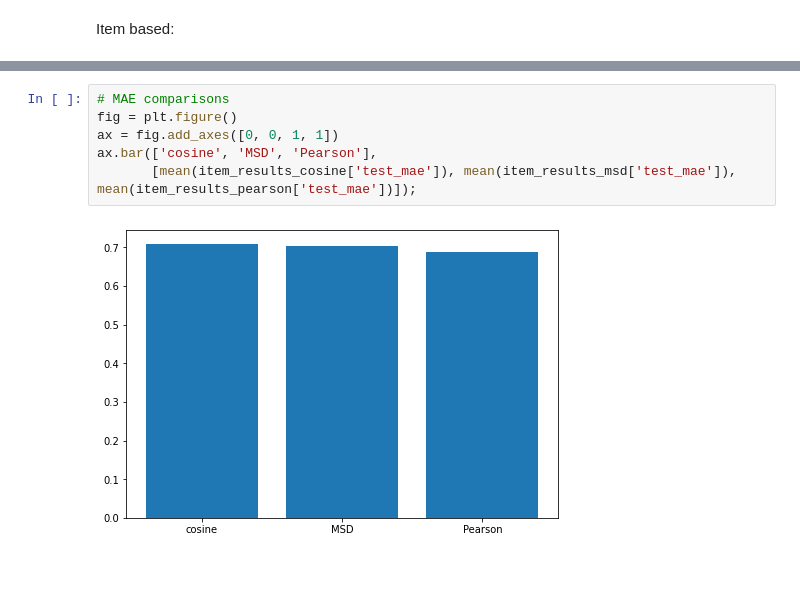
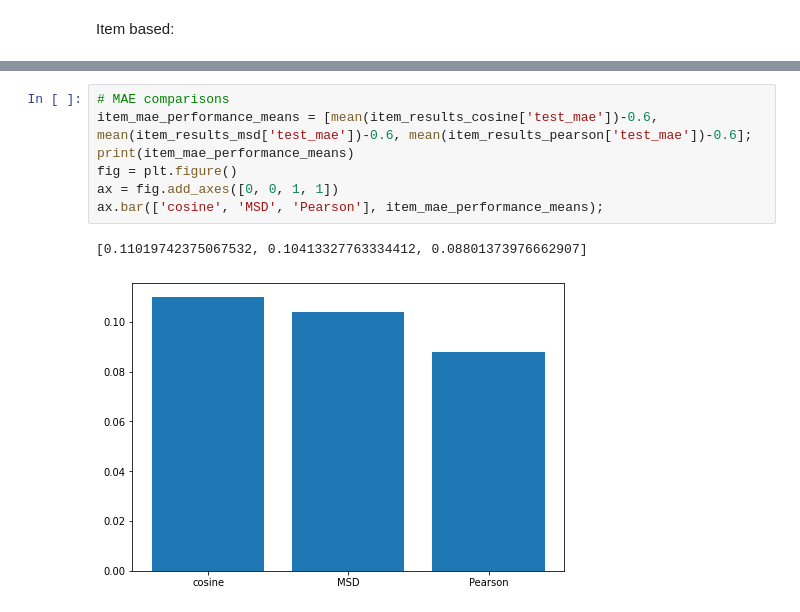
Before and after one commit to ayberkcorp/cap5610-machine_learning, a Jupyter notebook: hw6/code.ipynb, the cells around one changed output, grey strips where cells are left out. Drawn from its saved outputs; the diff is of its cells as text; blank space fills up the shorter version.

```diff
--- a/hw6/code.ipynb
+++ b/hw6/code.ipynb
@@ -190,8 +196,10 @@ ax.bar(['cosine', 'MSD', 'Pearson'],
 # %%
 # MAE comparisons
+item_mae_performance_means = [mean(item_results_cosine['test_mae'])-0.6, mean(item_results_msd['test_mae'])-0.6, mean(item_results_pearson['test_mae'])-0.6];
+print(item_mae_performance_means)
 fig = plt.figure()
 ax = fig.add_axes([0, 0, 1, 1])
-ax.bar(['cosine', 'MSD', 'Pearson'],
-       [mean(item_results_cosine['test_mae']), mean(item_results_msd['test_mae']), mean(item_results_pearson['test_mae'])]);
+ax.bar(['cosine', 'MSD', 'Pearson'], item_mae_performance_means);
 # %% [output]
+[0.11019742375067532, 0.10413327763334412, 0.08801373976662907]
-[figure, old version]
+[figure, new version]
```
Also changed, not shown: parts of 16 cells of this notebook.
